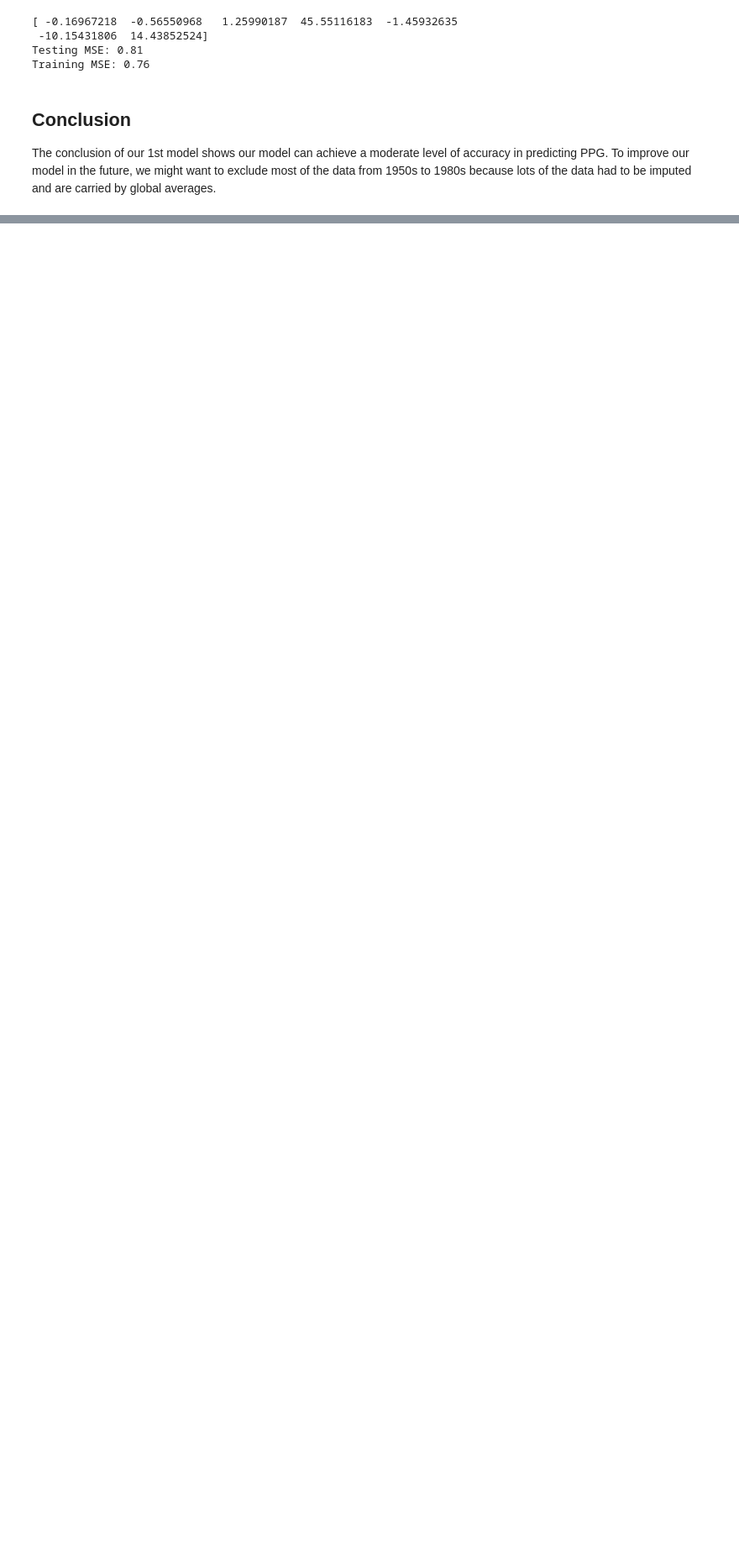
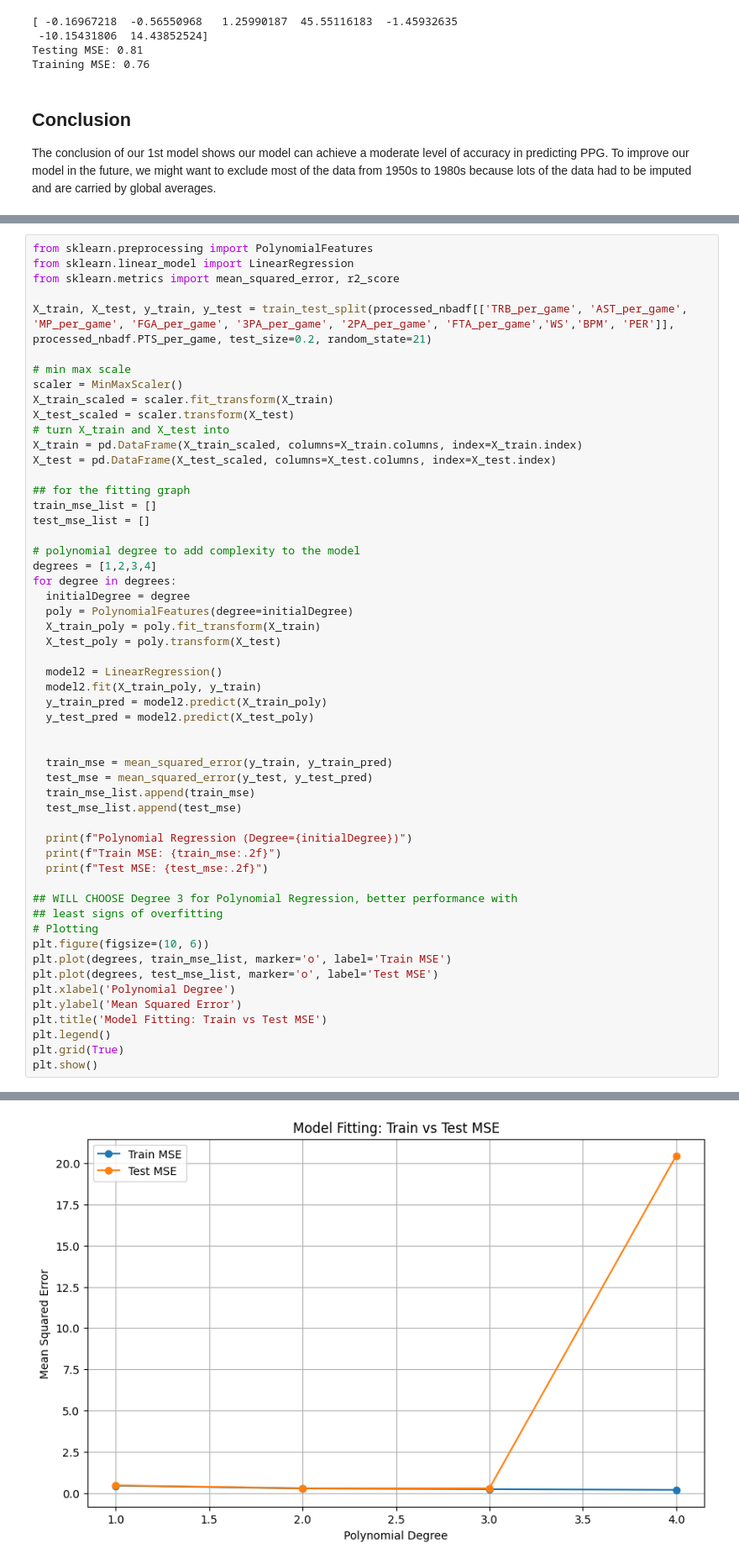
Before and after one commit to eiguzman/player-stat-predictor, a Jupyter notebook: CSE151AProject.ipynb, the cells around one changed output, grey strips where cells are left out. Shown at 84% size. Cells and saved outputs as stored; diff of their text form; blank space fills up the shorter version.

```diff
--- a/CSE151AProject.ipynb
+++ b/CSE151AProject.ipynb
@@ -247,0 +253,55 @@ The conclusion of our 1st model shows our model can achieve a moderate level of
+# %%
+from sklearn.preprocessing import PolynomialFeatures
+from sklearn.linear_model import LinearRegression
+from sklearn.metrics import mean_squared_error, r2_score
+
+X_train, X_test, y_train, y_test = train_test_split(processed_nbadf[['TRB_per_game', 'AST_per_game', 'MP_per_game', 'FGA_per_game', '3PA_per_game', '2PA_per_game', 'FTA_per_game','WS','BPM', 'PER']], processed_nbadf.PTS_per_game, test_size=0.2, random_state=21)
+
+# min max scale
+scaler = MinMaxScaler()
+X_train_scaled = scaler.fit_transform(X_train)
+X_test_scaled = scaler.transform(X_test)
+# turn X_train and X_test into
+X_train = pd.DataFrame(X_train_scaled, columns=X_train.columns, index=X_train.index)
+X_test = pd.DataFrame(X_test_scaled, columns=X_test.columns, index=X_test.index)
+
+## for the fitting graph
+train_mse_list = []
+test_mse_list = []
+
+# polynomial degree to add complexity to the model
+degrees = [1,2,3,4]
+for degree in degrees:
+  initialDegree = degree
+  poly = PolynomialFeatures(degree=initialDegree)
+  X_train_poly = poly.fit_transform(X_train)
+  X_test_poly = poly.transform(X_test)
+
+  model2 = LinearRegression()
+  model2.fit(X_train_poly, y_train)
+  y_train_pred = model2.predict(X_train_poly)
+  y_test_pred = model2.predict(X_test_poly)
+
+
+  train_mse = mean_squared_error(y_train, y_train_pred)
+  test_mse = mean_squared_error(y_test, y_test_pred)
+  train_mse_list.append(train_mse)
+  test_mse_list.append(test_mse)
+
+  print(f"Polynomial Regression (Degree={initialDegree})")
+  print(f"Train MSE: {train_mse:.2f}")
+  print(f"Test MSE: {test_mse:.2f}")
+
+## WILL CHOOSE Degree 3 for Polynomial Regression, better performance with
+## least signs of overfitting
+# Plotting
+plt.figure(figsize=(10, 6))
+plt.plot(degrees, train_mse_list, marker='o', label='Train MSE')
+plt.plot(degrees, test_mse_list, marker='o', label='Test MSE')
+plt.xlabel('Polynomial Degree')
+plt.ylabel('Mean Squared Error')
+plt.title('Model Fitting: Train vs Test MSE')
+plt.legend()
+plt.grid(True)
+plt.show()
+# %% [output]
@@ -247,0 +320 @@ The conclusion of our 1st model shows our model can achieve a moderate level of
+[figure, added]
```
Also changed, not shown: parts of 6 cells of this notebook.
